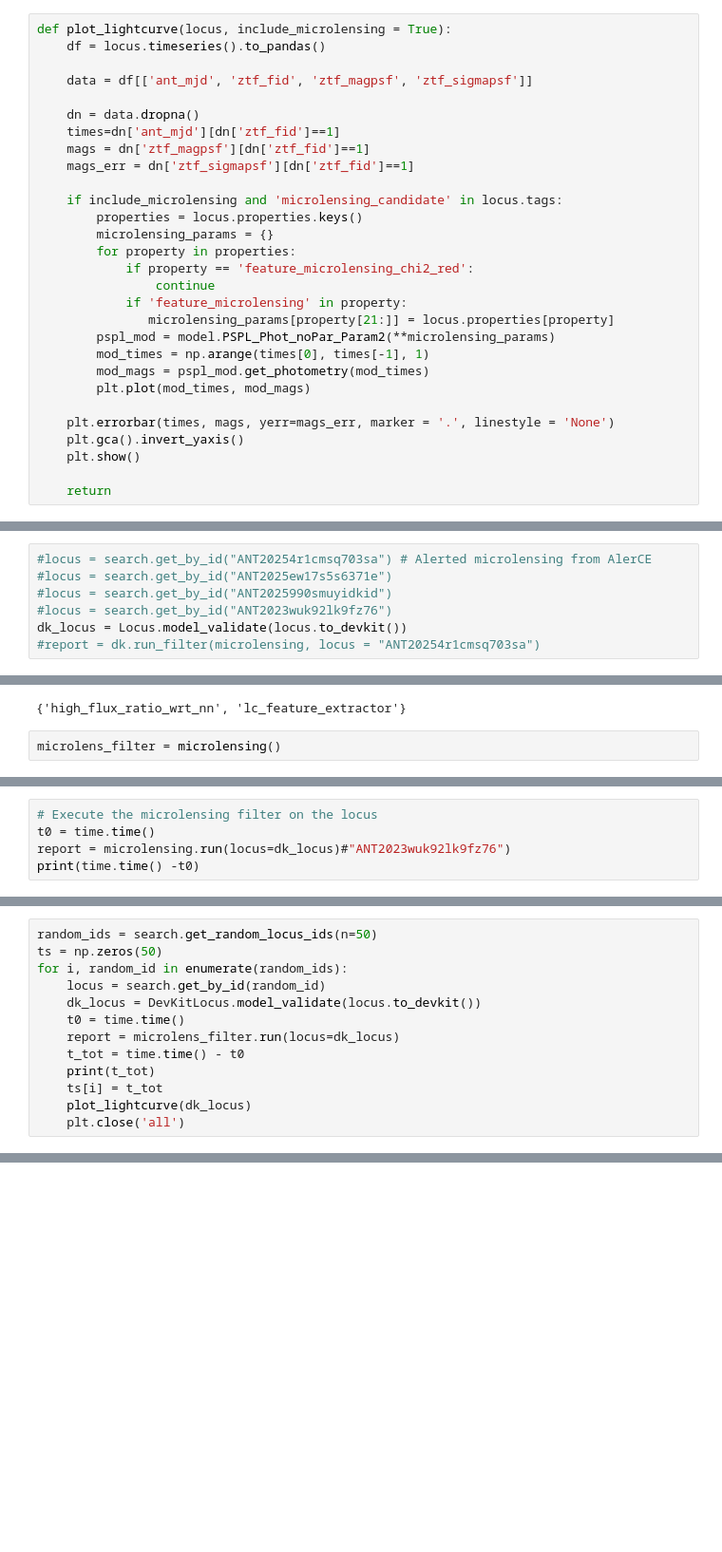
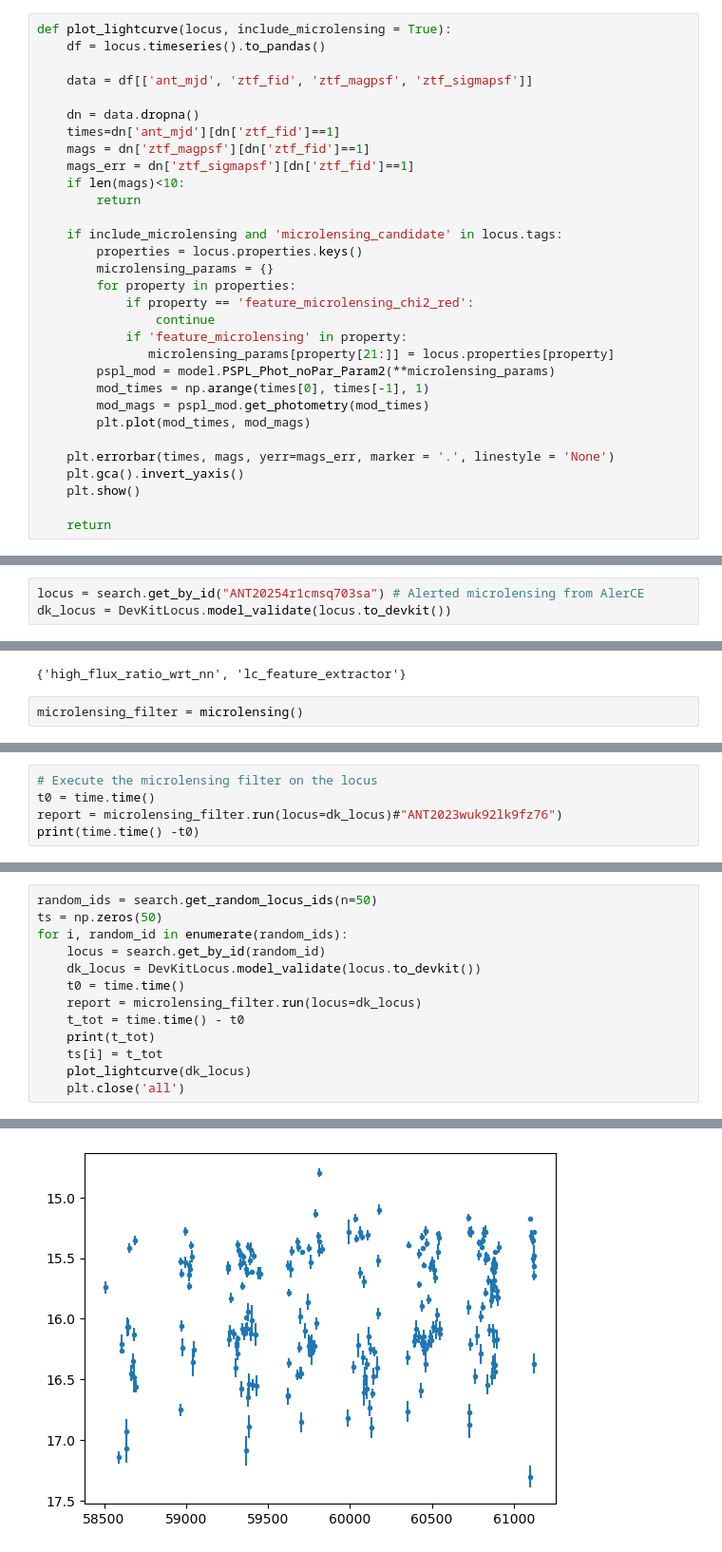
Before and after one commit to LSST-TVSSC/microlensing, a Jupyter notebook: antares_filter/microlensing_filter.ipynb, the cells around one changed output, grey strips where cells are left out. Shown at 95% size. Cells and saved outputs as stored; diff of their text form; blank space fills up the shorter version.

```diff
--- a/antares_filter/microlensing_filter.ipynb
+++ b/antares_filter/microlensing_filter.ipynb
@@ -500,6 +444,8 @@ def plot_lightcurve(locus, include_microlensing = True):
     times=dn['ant_mjd'][dn['ztf_fid']==1]
     mags = dn['ztf_magpsf'][dn['ztf_fid']==1]
     mags_err = dn['ztf_sigmapsf'][dn['ztf_fid']==1]
+    if len(mags)<10:
+        return
 
     if include_microlensing and 'microlensing_candidate' in locus.tags:
         properties = locus.properties.keys()
@@ -529,7 +470,3 @@ from antares.devkit import Locus
 # %%
-#locus = search.get_by_id("ANT20254r1cmsq703sa") # Alerted microlensing from AlerCE
-#locus = search.get_by_id("ANT2025ew17s5s6371e")
-#locus = search.get_by_id("ANT2025990smuyidkid")
-#locus = search.get_by_id("ANT2023wuk92lk9fz76")
-dk_locus = Locus.model_validate(locus.to_devkit())
-#report = dk.run_filter(microlensing, locus = "ANT20254r1cmsq703sa")
+locus = search.get_by_id("ANT20254r1cmsq703sa") # Alerted microlensing from AlerCE
+dk_locus = DevKitLocus.model_validate(locus.to_devkit())
@@ -540,4 +475,4 @@ dk_locus.tags
 # %% [output]
 {'high_flux_ratio_wrt_nn', 'lc_feature_extractor'}
 # %%
-microlens_filter = microlensing()
+microlensing_filter = microlensing()
@@ -550,6 +479,6 @@ TypeError: Can't instantiate abstract class microlensing with abstract method ru
 # %%
 # Execute the microlensing filter on the locus
 t0 = time.time()
-report = microlensing.run(locus=dk_locus)#"ANT2023wuk92lk9fz76")
+report = microlensing_filter.run(locus=dk_locus)#"ANT2023wuk92lk9fz76")
 print(time.time() -t0)
 # %% [output]
@@ -574,7 +505,7 @@ for i, random_id in enumerate(random_ids):
     locus = search.get_by_id(random_id)
     dk_locus = DevKitLocus.model_validate(locus.to_devkit())
     t0 = time.time()
-    report = microlens_filter.run(locus=dk_locus)
+    report = microlensing_filter.run(locus=dk_locus)
     t_tot = time.time() - t0
     print(t_tot)
     ts[i] = t_tot
@@ -584,0 +524 @@ AttributeError: module 'antares_client.search' has no attribute 'get_random_locu
+[figure, added]
```
Also changed, not shown: parts of 24 cells of this notebook, 1 other file.
